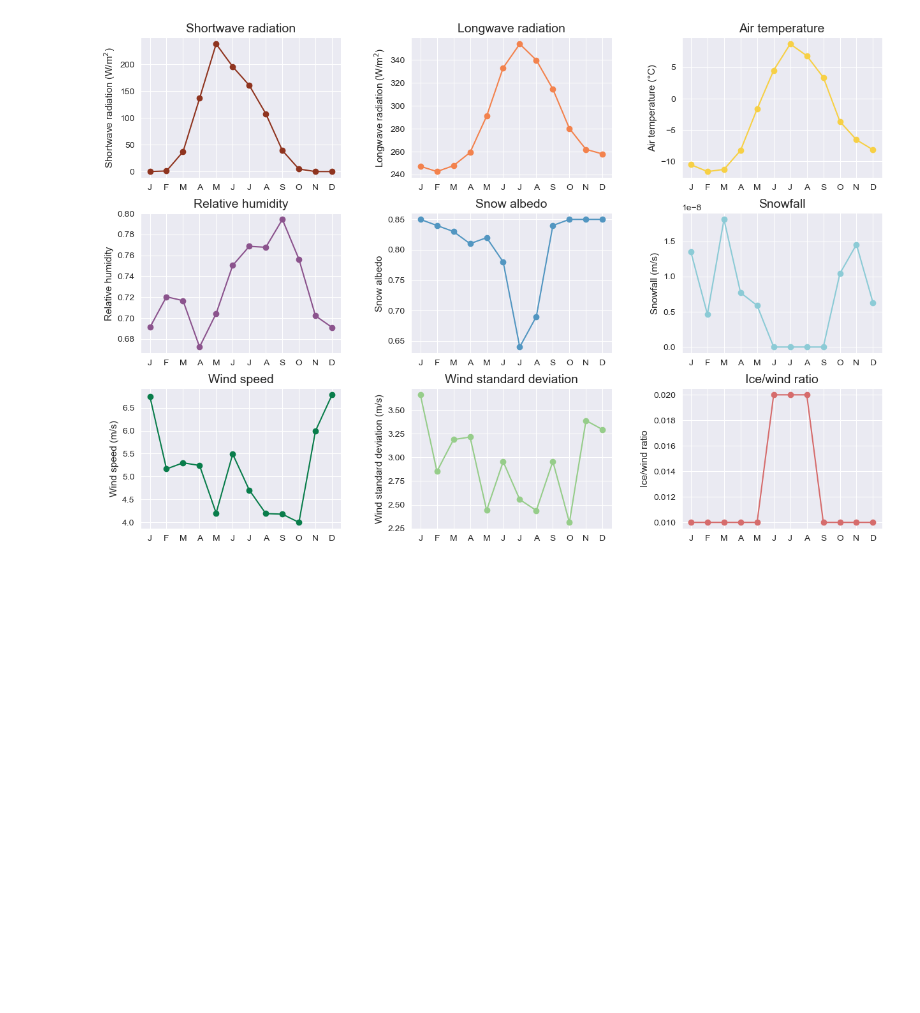
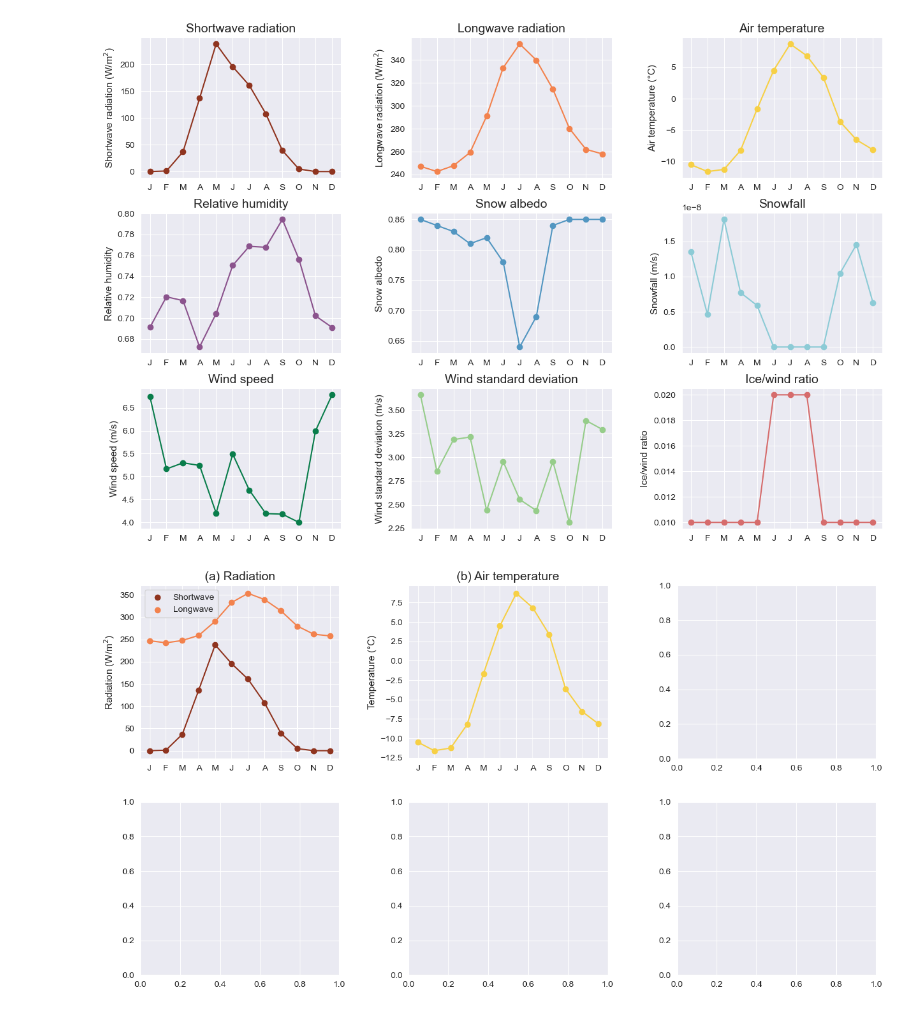
Before and after one commit to alpsjur/AGF-Adventfjorden, a Jupyter notebook: code/notebooks/plot_atmospheric_forcing.ipynb, the cells around one changed output. Saved outputs shown, nothing was run; the diff lists cells and outputs as text; code cells hidden in the pictures; blank space fills up the shorter version.

```diff
--- a/code/notebooks/plot_atmospheric_forcing.ipynb
+++ b/code/notebooks/plot_atmospheric_forcing.ipynb
@@ -61,2 +61,56 @@ plt.savefig('../../atmosphere_plots/atmospheric_forcing_clim.png',bbox_inches='t
 # %% [output]
 [figure]
+# %%
+#%% Work in progress
+months = ['J','F','M','A','M','J','J','A','S','O','N','D']
+thermal = matplotlib.cm.get_cmap('cmo.thermal')
+ice = matplotlib.cm.get_cmap('cmo.ice')
+solar = matplotlib.cm.get_cmap('cmo.solar')
+algae = matplotlib.cm.get_cmap('cmo.algae')
+
+def plotClimOLD(ax,variable,unit,color='k',label=None,title=None):
+    if label!=None:
+        ax.scatter(range(12),df[variable],color=color,label=label)
+        ax.legend()
+    else:
+        ax.scatter(range(12),df[variable],color=color)
+    ax.plot(range(12),df[variable],color=color)
+    if title!=None:
+        ax.set_title(title,fontsize=14)
+    else:
+        ax.set_title(variable,fontsize=14)
+    if unit!='':
+        ax.set_ylabel(variable+' ('+unit+')',fontsize=11)
+    else:
+        ax.set_ylabel(variable,fontsize=11)
+    ax.set_xticks(range(12),months)
+
+def plotClim(ax,variable,color,label=None):
+    if label!=None:
+        ax.scatter(range(12),df[variable],color=color,label=label)
+        ax.legend()
+    else:
+        ax.scatter(range(12),df[variable],color=color)
+    ax.plot(range(12),df[variable],color=color)
+    ax.set_xticks(range(12),months)
+
+fig, ((ax1,ax2,ax3),(ax4,ax5,ax6)) = plt.subplots(2,3,figsize=(15,8))
+
+plotClim(ax1,'Shortwave radiation',solar(0.3),label='Shortwave')
+plotClim(ax1,'Longwave radiation',thermal(0.7),label='Longwave')
+ax1.set_title('(a) Radiation',fontsize=14)
+ax1.set_ylabel('Radiation (W/m$^2$)',fontsize=11)
+
+plotClim(ax2,'Air temperature',thermal(0.9))
+ax2.set_title('(b) Air temperature',fontsize=14)
+ax2.set_ylabel('Temperature ('+'\u00B0'+'C)',fontsize=11)
+#plotClim(ax4,'Relative humidity','',thermal(0.4))
+#plotClim(ax5,'Snow albedo','',ice(0.6))
+#plotClim(ax6,'Snowfall','m/s',ice(0.8))
+#plotClim(ax7,'Wind speed','m/s',algae(0.6))
+#plotClim(ax8,'Wind standard deviation','m/s',algae(0.2))
+#plotClim(ax9,'Ice/wind ratio','',thermal(0.6))
+plt.subplots_adjust(hspace=0.25,wspace=0.35)
+#plt.savefig('../../atmosphere_plots/atmospheric_forcing_clim.png',bbox_inches='tight',dpi=300)
+# %% [output]
+[figure, added]
```
Also changed, not shown: parts of 1 cell of this notebook, 2 other files.
